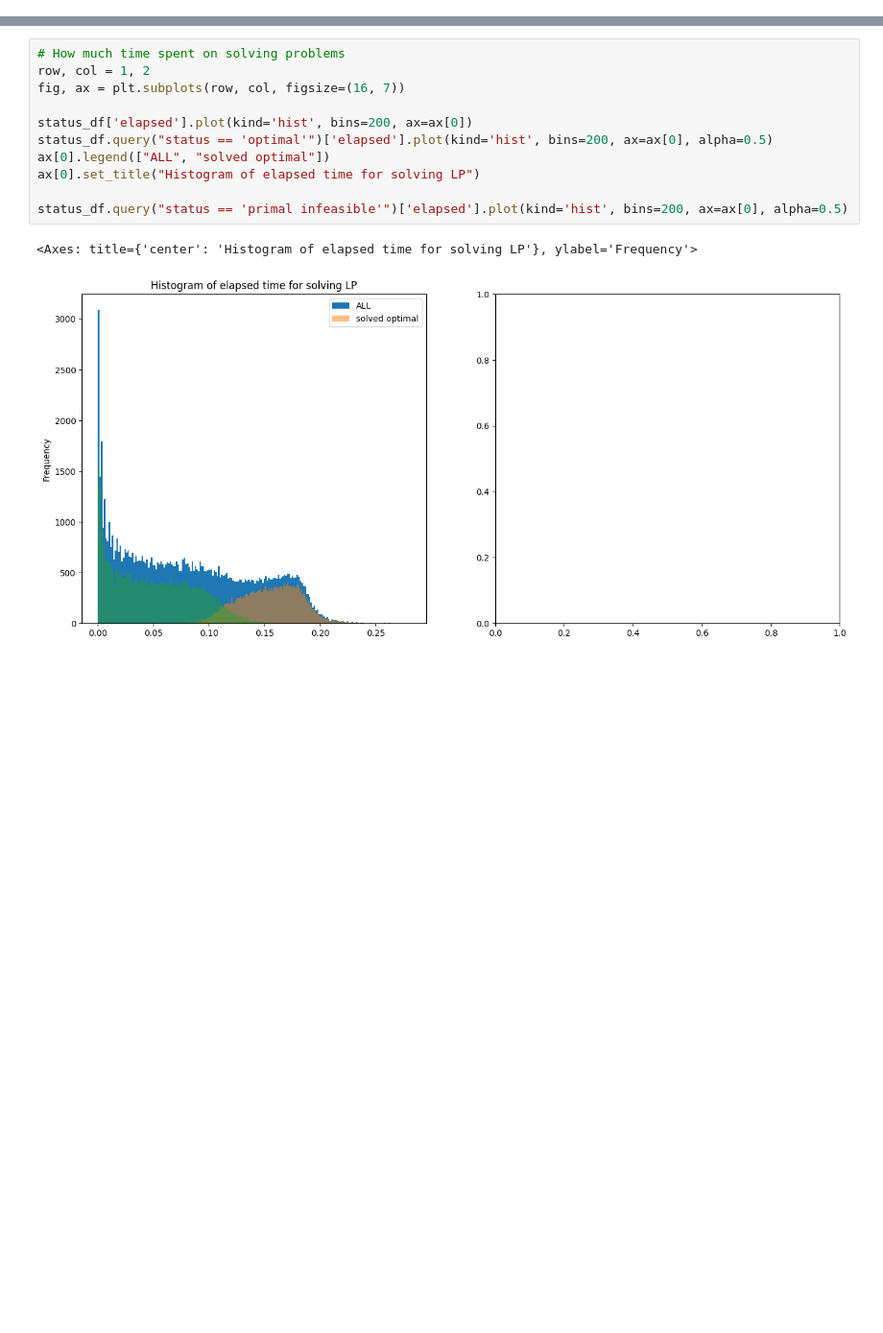
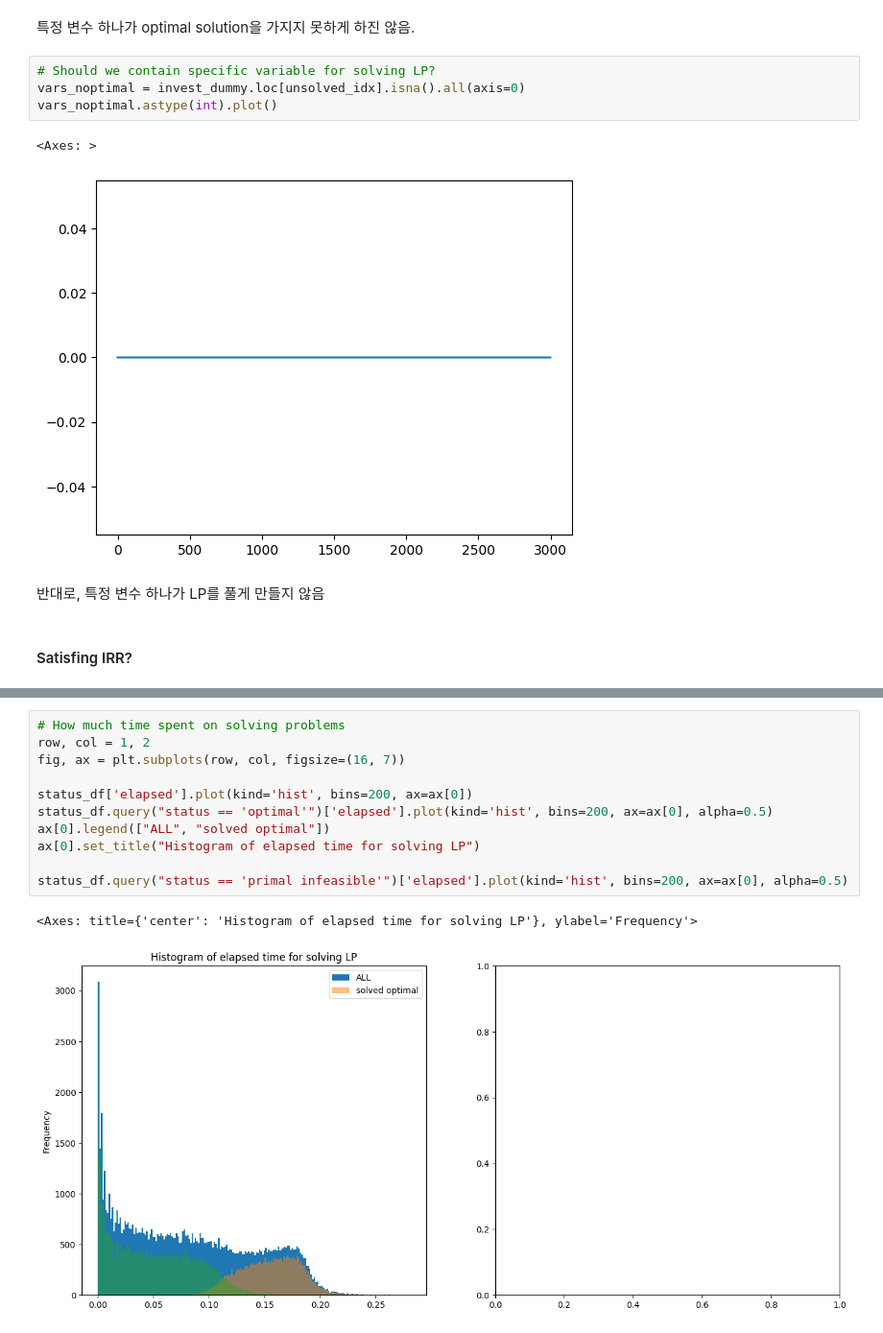
Before and after one commit to wowonki/hyu-credit-opt, a Jupyter notebook: analyze_data.ipynb, the cells around one changed output, grey strips where cells are left out. Shown at 96% size. Cells and saved outputs as stored; diff of their text form; blank space fills up the shorter version.

```diff
--- a/analyze_data.ipynb
+++ b/analyze_data.ipynb
@@ -8,0 +107,13 @@ variables, A, B, L = dataloader.load()
+# %% [markdown]
+특정 변수 하나가 optimal solution을 가지지 못하게 하진 않음.
+# %%
+# Should we contain specific variable for solving LP?
+vars_noptimal = invest_dummy.loc[unsolved_idx].isna().all(axis=0)
+vars_noptimal.astype(int).plot()
+# %% [output]
+<Axes: >
+[figure, added]
+# %% [markdown]
+반대로, 특정 변수 하나가 LP를 풀게 만들지 않음
+# %% [markdown]
+#### Satisfing IRR?
```
Also changed, not shown: parts of 29 cells of this notebook, 5 other files.
